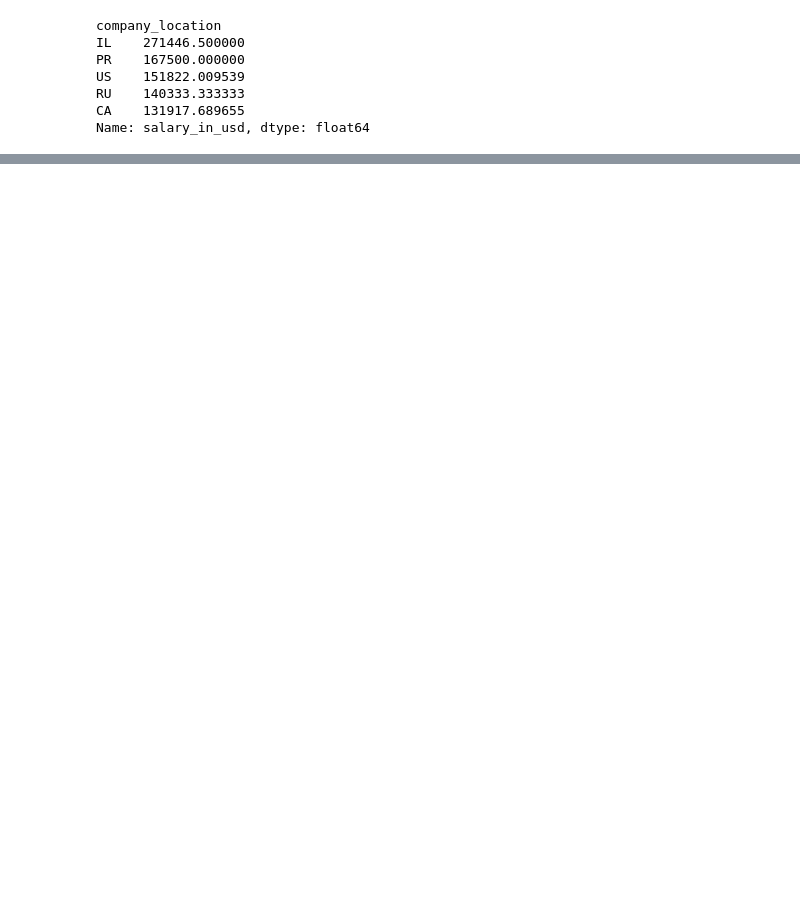
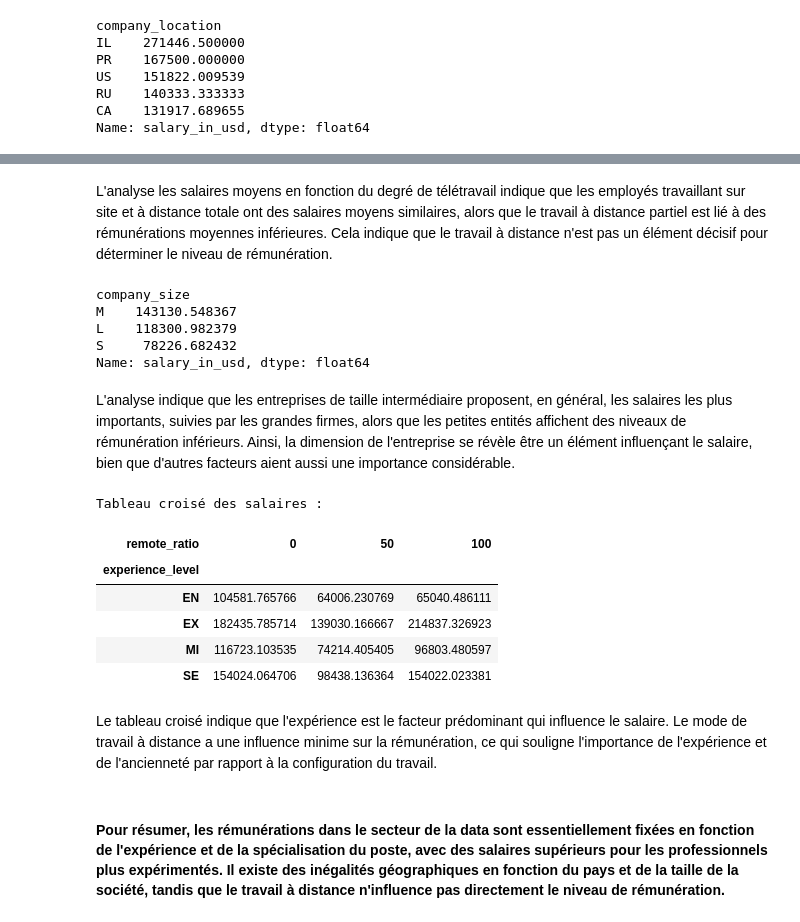
Before and after one commit to Rochdur/projet_notebook, a Jupyter notebook: Projet_SAE.ipynb, the cells around one changed output, grey strips where cells are left out. Drawn from its saved outputs; the diff is of its cells as text; code cells hidden in the pictures; blank space fills up the shorter version.

```diff
--- a/Projet_SAE.ipynb
+++ b/Projet_SAE.ipynb
@@ -283,12 +389,34 @@ Name: salary_in_usd, dtype: float64
+# %% [markdown]
+L'analyse les salaires moyens en fonction du degré de télétravail indique que les employés travaillant sur site et à distance totale ont des salaires moyens similaires, alors que le travail à distance partiel est lié à des rémunérations moyennes inférieures. Cela indique que le travail à distance n'est pas un élément décisif pour déterminer le niveau de rémunération.
 # %%
-# Salaire moyen par taille d'entreprise
+df.groupby("company_size")["salary_in_usd"].mean().sort_values(ascending=False)
+# %% [output]
+company_size
+M    143130.548367
+L    118300.982379
+S     78226.682432
+Name: salary_in_usd, dtype: float64
+# %% [markdown]
+L'analyse indique que les entreprises de taille intermédiaire proposent, en général, les salaires les plus importants, suivies par les grandes firmes, alors que les petites entités affichent des niveaux de rémunération inférieurs. Ainsi, la dimension de l'entreprise se révèle être un élément influençant le salaire, bien que d'autres facteurs aient aussi une importance considérable.
 # %%
-# Tableaux croisés
-# Moyenne des salaires par niveau d'expérience et télétravail
-pivot_table = data.pivot_table(
-    index='',
-    columns='',
-    values='',
-    aggfunc=''
+pivot_table = df.pivot_table(
+    index="experience_level",
+    columns="remote_ratio",
+    values="salary_in_usd",
+    aggfunc="mean"
 )
-print("Tableau croisé des salaires :", pivot_table)
+
+print("Tableau croisé des salaires :")
+pivot_table
+# %% [output]
+Tableau croisé des salaires :
+| remote_ratio | 0 | 50 | 100 |
+| experience_level |  |  |  |
+| EN | 104581.765766 | 64006.230769 | 65040.486111 |
+| EX | 182435.785714 | 139030.166667 | 214837.326923 |
+| MI | 116723.103535 | 74214.405405 | 96803.480597 |
+| SE | 154024.064706 | 98438.136364 | 154022.023381 |
+# %% [markdown]
+Le tableau croisé indique que l'expérience est le facteur prédominant qui influence le salaire. Le mode de travail à distance a une influence minime sur la rémunération, ce qui souligne l'importance de l'expérience et de l'ancienneté par rapport à la configuration du travail.
+# %% [markdown]
+#### Pour résumer, les rémunérations dans le secteur de la data sont essentiellement fixées en fonction de l'expérience et de la spécialisation du poste, avec des salaires supérieurs pour les professionnels plus expérimentés. Il existe des inégalités géographiques en fonction du pays et de la taille de la société, tandis que le travail à distance n'influence pas directement le niveau de rémunération.
```
Also changed, not shown: parts of 36 cells of this notebook, 1 other file.
